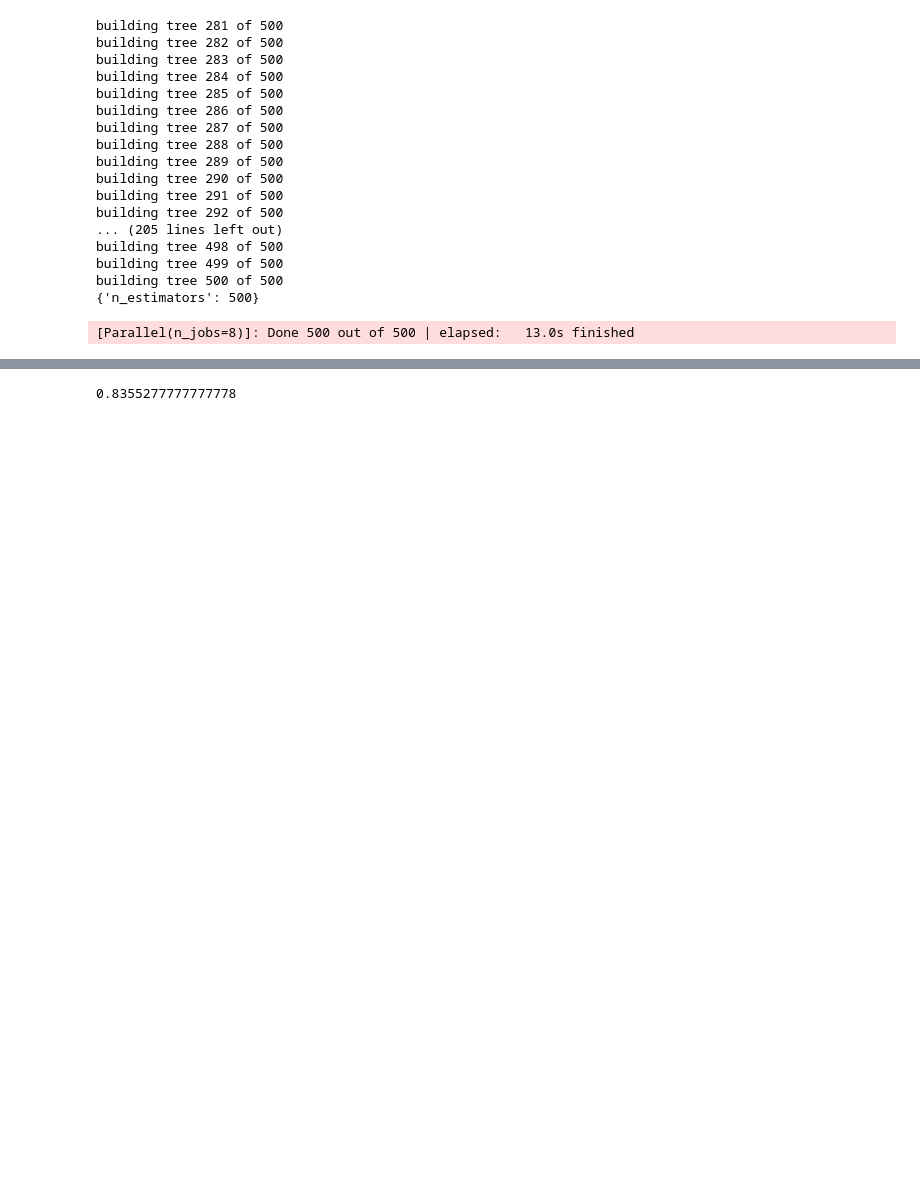
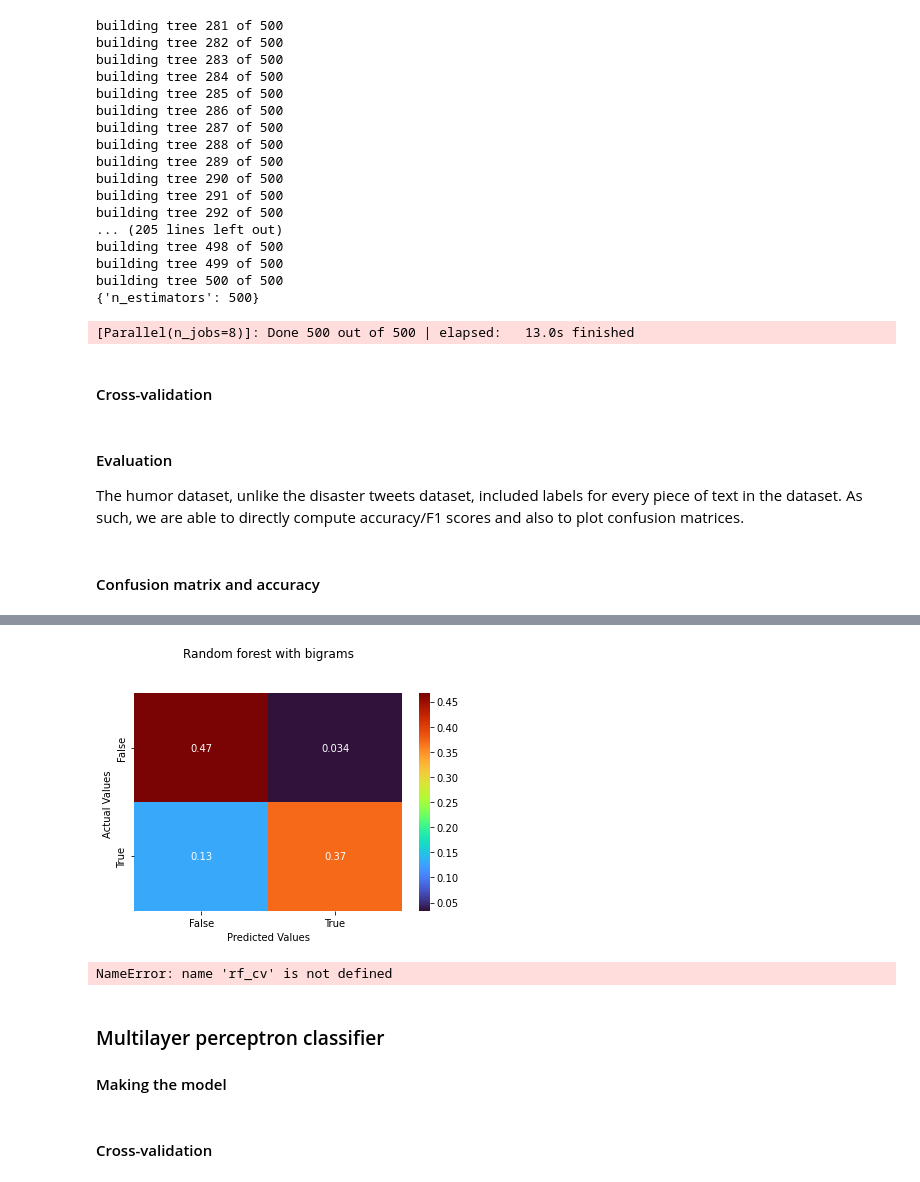
Before and after one commit to maxchristman/comp-562-final-project, a Jupyter notebook: COMP 562 Final Project.ipynb, the cells around one changed output, grey strips where cells are left out. Saved outputs shown, nothing was run; the diff lists cells and outputs as text; code cells hidden in the pictures; blank space fills up the shorter version.

```diff
--- a/COMP 562 Final Project.ipynb
+++ b/COMP 562 Final Project.ipynb
@@ -439,3 +444,5 @@ building tree 499 of 500
 building tree 500 of 500
 {'n_estimators': 500}
 [Parallel(n_jobs=8)]: Done 500 out of 500 | elapsed:   13.0s finished
+# %% [markdown]
+#### Cross-validation
@@ -442,4 +458,34 @@ building tree 500 of 500
+# %% [markdown]
+#### Evaluation
+
+The humor dataset, unlike the disaster tweets dataset, included labels for every piece of text in the dataset. As such, we are able to directly compute accuracy/F1 scores and also to plot confusion matrices.
+# %%
+from sklearn.metrics import confusion_matrix
+import seaborn as sb
+import matplotlib.pyplot as plt
+
+def get_cm(preds):
+    return confusion_matrix(humor_test, preds, labels=[False, True], normalize='all')
+
+def plot_confusion_matrix(cm, title):
+    fx = sb.heatmap(cm, annot=True, cmap='turbo')
+
+    # labels the title and x, y axis of plot
+    fx.set_title(title + '\n\n');
+    fx.set_xlabel('Predicted Values')
+    fx.set_ylabel('Actual Values ');
+
+    # labels the boxes
+    fx.xaxis.set_ticklabels(['False','True'])
+    fx.yaxis.set_ticklabels(['False','True'])
+
+    plt.show()
+# %% [markdown]
+#### Confusion matrix and accuracy
 # %%
+humor_preds = rf.predict(bigram_test)
+rf_cm = get_cm(humor_preds)
+plot_confusion_matrix(rf_cm, "Random forest with bigrams")
 rf_cv.score(bigram_test, humor_test)
 # %% [output]
 [Parallel(n_jobs=8)]: Using backend ThreadingBackend with 8 concurrent workers.
@@ -450 +496,5 @@ rf_cv.score(bigram_test, humor_test)
+[figure, added]
-0.8355277777777778
+NameError: name 'rf_cv' is not defined
+# %% [markdown]
+### Multilayer perceptron classifier
+#### Making the model
@@ -451 +504,3 @@ rf_cv.score(bigram_test, humor_test)
+# %% [markdown]
+#### Cross-validation
 # %%
```
Also changed, not shown: parts of 37 cells of this notebook.
